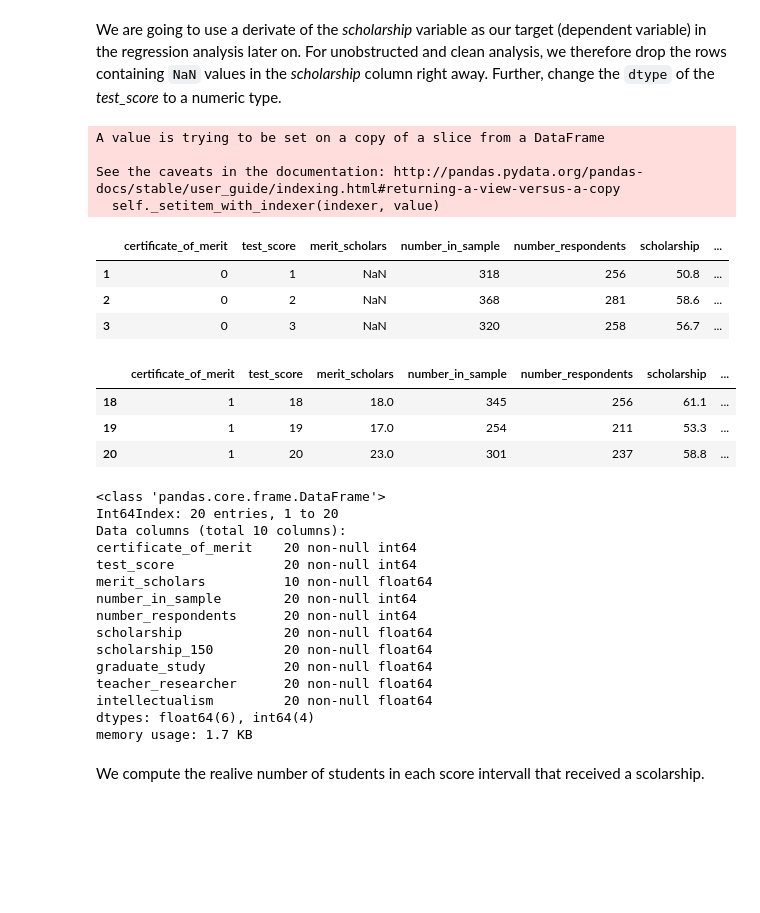
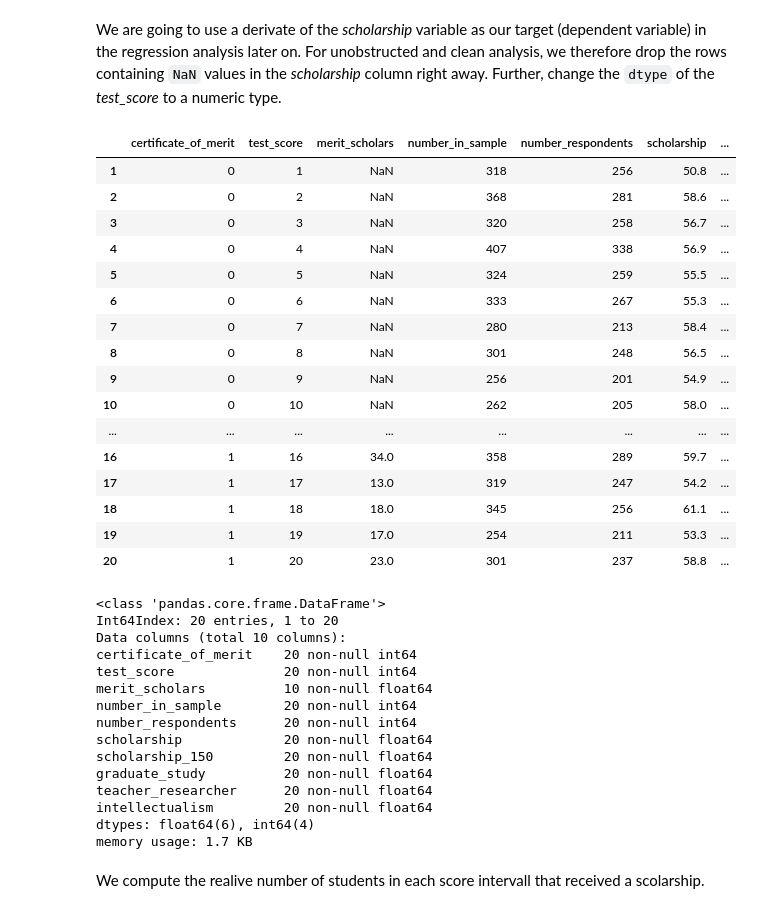
Before and after one commit to sinzlab/causal_neuroscience, a Jupyter notebook: notebooks/rdd_notebook.ipynb, the cells around one changed output. Drawn from its saved outputs; the diff is of its cells as text; code cells hidden in the pictures; blank space fills up the shorter version.

```diff
--- a/notebooks/rdd_notebook.ipynb
+++ b/notebooks/rdd_notebook.ipynb
@@ -126,39 +125,45 @@ We are going to use a derivate of the *scholarship* variable as our target (depe
 # %%
 data['test_score'].iloc[0] = 0
 data['test_score'].iloc[-1] = 21
 data['test_score'] = data['test_score'].astype('int64')
 data = data.loc[~data['scholarship'].isna()]
-data.head(3)
-data.tail(3)
+# data.head(3)
+# data.tail(3)
+data
 data.info()
 # %% [output]
+|  | certificate_of_merit | test_score | merit_scholars | number_in_sample | number_respondents | scholarship | ... |
+| 1 | 0 | 1 | NaN | 318 | 256 | 50.8 | ... |
+| 2 | 0 | 2 | NaN | 368 | 281 | 58.6 | ... |
+| 3 | 0 | 3 | NaN | 320 | 258 | 56.7 | ... |
+| 4 | 0 | 4 | NaN | 407 | 338 | 56.9 | ... |
+| 5 | 0 | 5 | NaN | 324 | 259 | 55.5 | ... |
+| 6 | 0 | 6 | NaN | 333 | 267 | 55.3 | ... |
+| 7 | 0 | 7 | NaN | 280 | 213 | 58.4 | ... |
+| 8 | 0 | 8 | NaN | 301 | 248 | 56.5 | ... |
+| 9 | 0 | 9 | NaN | 256 | 201 | 54.9 | ... |
+| 10 | 0 | 10 | NaN | 262 | 205 | 58.0 | ... |
+| ... | ... | ... | ... | ... | ... | ... | ... |
+| 16 | 1 | 16 | 34.0 | 358 | 289 | 59.7 | ... |
+| 17 | 1 | 17 | 13.0 | 319 | 247 | 54.2 | ... |
+| 18 | 1 | 18 | 18.0 | 345 | 256 | 61.1 | ... |
+| 19 | 1 | 19 | 17.0 | 254 | 211 | 53.3 | ... |
+| 20 | 1 | 20 | 23.0 | 301 | 237 | 58.8 | ... |
-A value is trying to be set on a copy of a slice from a DataFrame
-
-See the caveats in the documentation: http://pandas.pydata.org/pandas-docs/stable/user_guide/indexing.html#returning-a-view-versus-a-copy
-  self._setitem_with_indexer(indexer, value)
+<class 'pandas.core.frame.DataFrame'>
+Int64Index: 20 entries, 1 to 20
+Data columns (total 10 columns):
+certificate_of_merit    20 non-null int64
+test_score              20 non-null int64
+merit_scholars          10 non-null float64
+number_in_sample        20 non-null int64
+number_respondents      20 non-null int64
+scholarship             20 non-null float64
+scholarship_150         20 non-null float64
+graduate_study          20 non-null float64
+teacher_researcher      20 non-null float64
+intellectualism         20 non-null float64
+dtypes: float64(6), int64(4)
+memory usage: 1.7 KB
-|  | certificate_of_merit | test_score | merit_scholars | number_in_sample | number_respondents | scholarship | ... |
-| 1 | 0 | 1 | NaN | 318 | 256 | 50.8 | ... |
-| 2 | 0 | 2 | NaN | 368 | 281 | 58.6 | ... |
-| 3 | 0 | 3 | NaN | 320 | 258 | 56.7 | ... |
-|  | certificate_of_merit | test_score | merit_scholars | number_in_sample | number_respondents | scholarship | ... |
-| 18 | 1 | 18 | 18.0 | 345 | 256 | 61.1 | ... |
-| 19 | 1 | 19 | 17.0 | 254 | 211 | 53.3 | ... |
-| 20 | 1 | 20 | 23.0 | 301 | 237 | 58.8 | ... |
-<class 'pandas.core.frame.DataFrame'>
-Int64Index: 20 entries, 1 to 20
-Data columns (total 10 columns):
-certificate_of_merit    20 non-null int64
-test_score              20 non-null int64
-merit_scholars          10 non-null float64
-number_in_sample        20 non-null int64
-number_respondents      20 non-null int64
-scholarship             20 non-null float64
-scholarship_150         20 non-null float64
-graduate_study          20 non-null float64
-teacher_researcher      20 non-null float64
-intellectualism         20 non-null float64
-dtypes: float64(6), int64(4)
-memory usage: 1.7 KB
 # %% [markdown]
 We compute the realive number of students in each score intervall that received a scolarship.
 # %%
```
Also changed, not shown: parts of 10 cells of this notebook, 1 other file.
